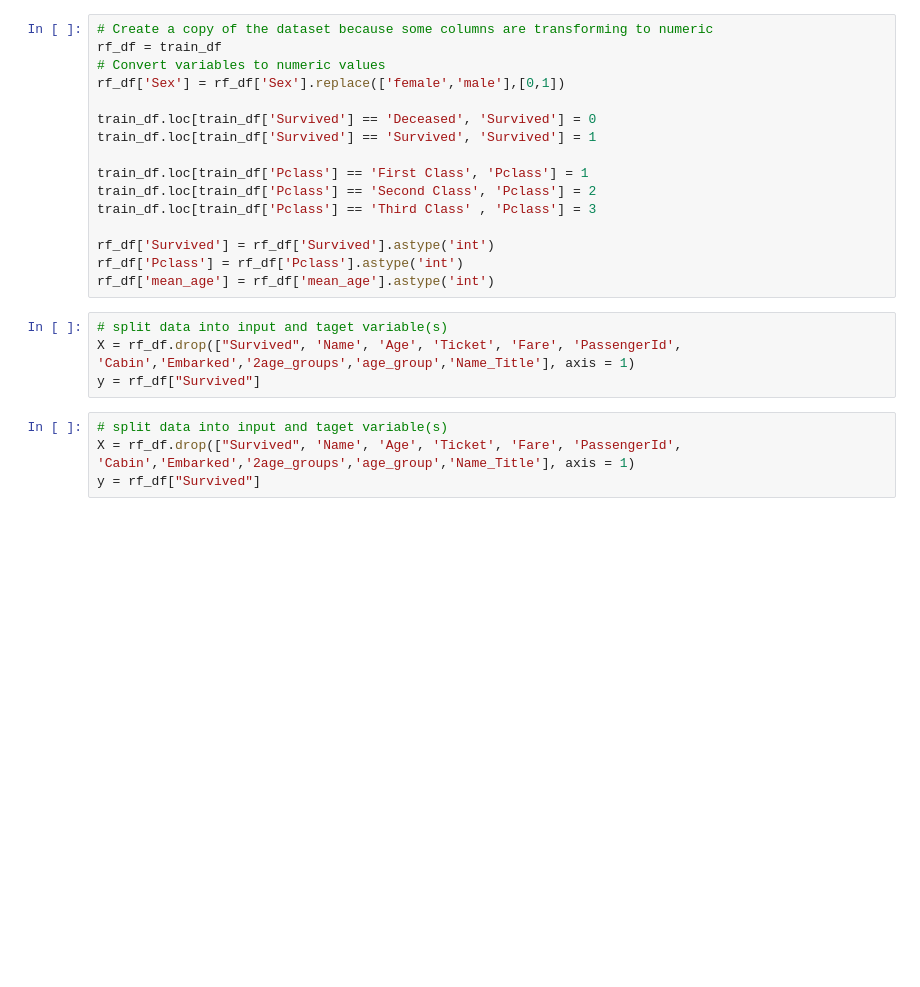
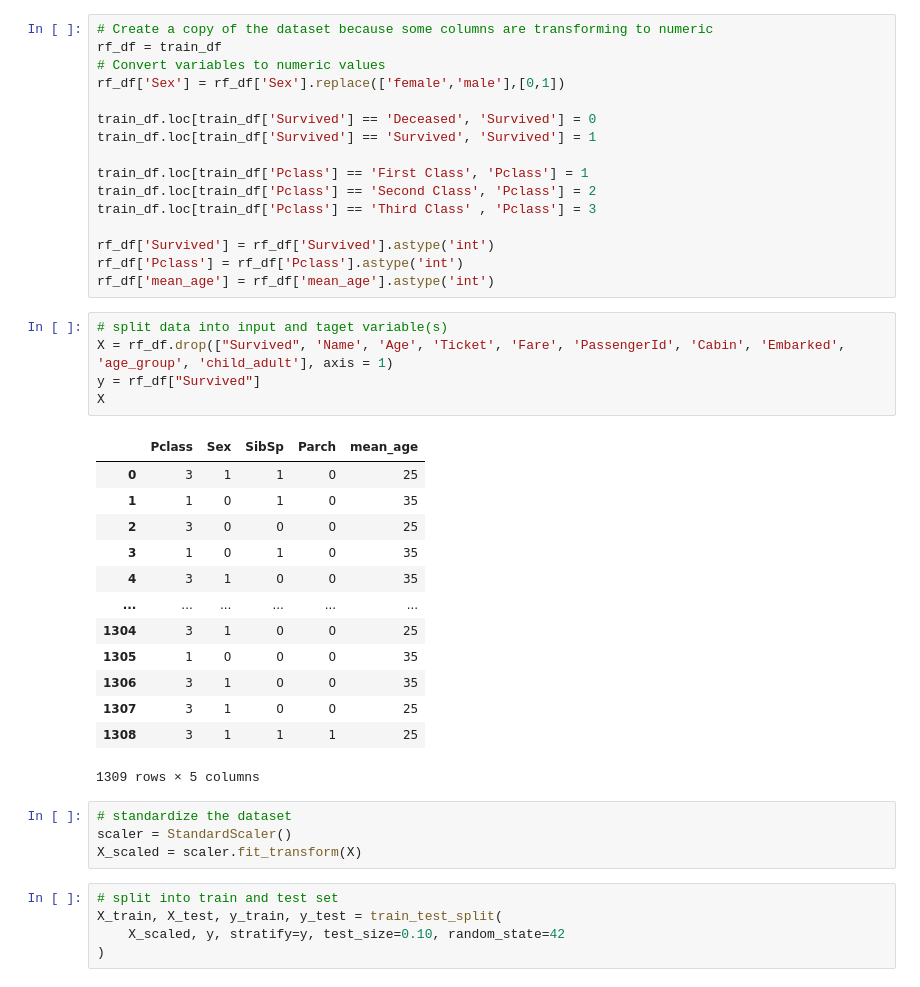
Before and after one commit to chanyadeshani/Group8, a Jupyter notebook: submit_assignment.ipynb, the cells around one changed output. Cells and saved outputs as stored; diff of their text form; blank space fills up the shorter version.

```diff
--- a/submit_assignment.ipynb
+++ b/submit_assignment.ipynb
@@ -585,9 +587,29 @@ rf_df['Pclass'] = rf_df['Pclass'].astype('int')
 rf_df['mean_age'] = rf_df['mean_age'].astype('int')
 # %%
 # split data into input and taget variable(s)
-X = rf_df.drop(["Survived", 'Name', 'Age', 'Ticket', 'Fare', 'PassengerId', 'Cabin','Embarked','2age_groups','age_group','Name_Title'], axis = 1)
+X = rf_df.drop(["Survived", 'Name', 'Age', 'Ticket', 'Fare', 'PassengerId', 'Cabin', 'Embarked', 'age_group', 'child_adult'], axis = 1)
 y = rf_df["Survived"]
+X
+# %% [output]
+|  | Pclass | Sex | SibSp | Parch | mean_age |
+| 0 | 3 | 1 | 1 | 0 | 25 |
+| 1 | 1 | 0 | 1 | 0 | 35 |
+| 2 | 3 | 0 | 0 | 0 | 25 |
+| 3 | 1 | 0 | 1 | 0 | 35 |
+| 4 | 3 | 1 | 0 | 0 | 35 |
+| ... | ... | ... | ... | ... | ... |
+| 1304 | 3 | 1 | 0 | 0 | 25 |
+| 1305 | 1 | 0 | 0 | 0 | 35 |
+| 1306 | 3 | 1 | 0 | 0 | 35 |
+| 1307 | 3 | 1 | 0 | 0 | 25 |
+| 1308 | 3 | 1 | 1 | 1 | 25 |
+1309 rows × 5 columns
-# %%
-# split data into input and taget variable(s)
-X = rf_df.drop(["Survived", 'Name', 'Age', 'Ticket', 'Fare', 'PassengerId', 'Cabin','Embarked','2age_groups','age_group','Name_Title'], axis = 1)
-y = rf_df["Survived"]
+# %%
+# standardize the dataset
+scaler = StandardScaler()
+X_scaled = scaler.fit_transform(X)
+# %%
+# split into train and test set
+X_train, X_test, y_train, y_test = train_test_split(
+    X_scaled, y, stratify=y, test_size=0.10, random_state=42
+)
```
Also changed, not shown: parts of 6 cells of this notebook.
